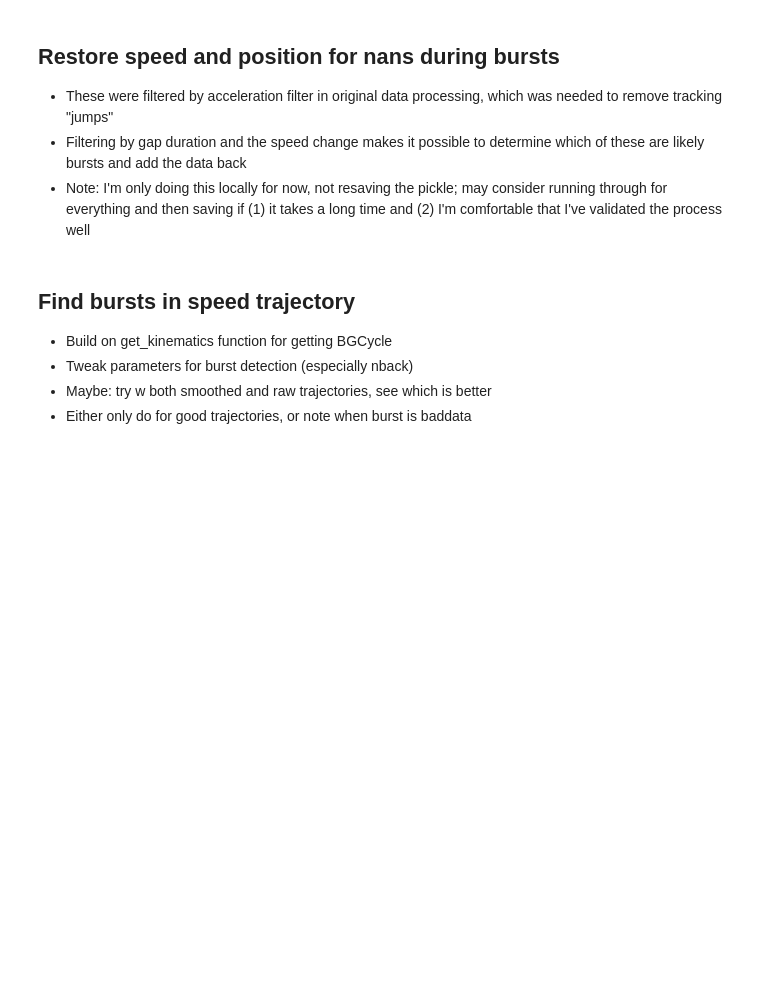
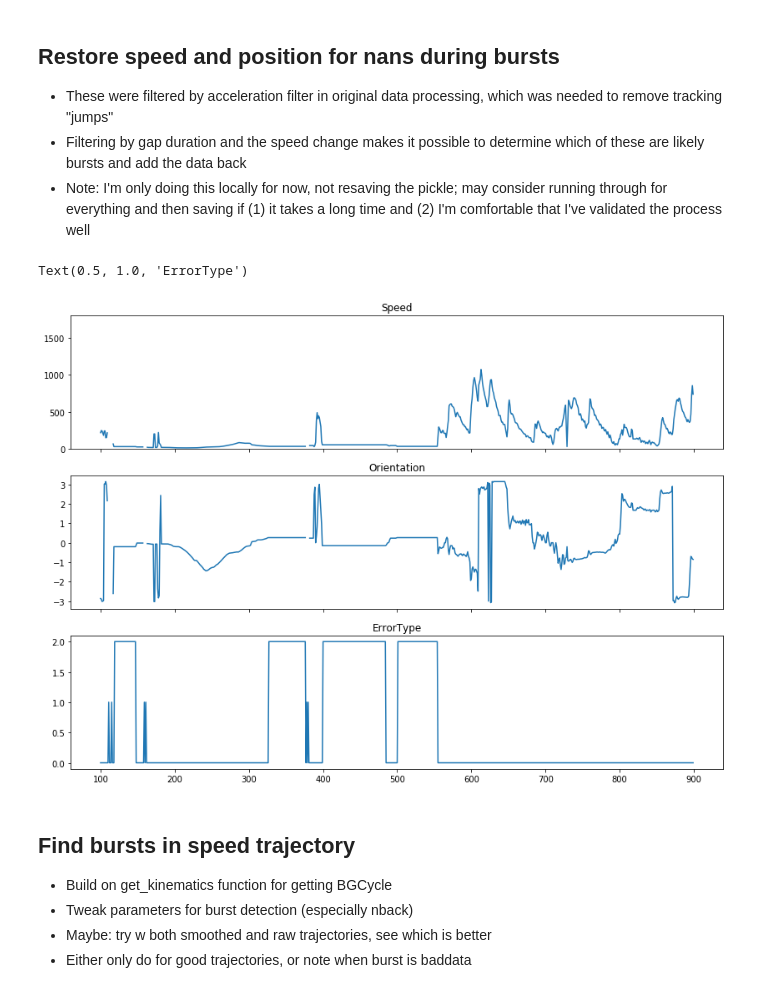
Before and after one commit to katiconen/zfish_mutants_analysis, a Jupyter notebook: get_speedstats_singlefish.ipynb, the cells around one changed output. Saved outputs shown, nothing was run; the diff lists cells and outputs as text; code cells hidden in the pictures; blank space fills up the shorter version.

```diff
--- a/get_speedstats_singlefish.ipynb
+++ b/get_speedstats_singlefish.ipynb
@@ -73,11 +73,18 @@ errType[errs] = 1
 # %%
 #find flatspeed for each fish - speed does not change (or change < threshold); define as baddata
 #currently doing for single frames, consider adding time threshold
-
+tthresh = 10 #10 frames ~0.17s
 accel = np.gradient(speeds,axis=0)
 accel[1:] = speeds[1:]-speeds[0:-1]
 accel[np.isnan(accel)] = 1.0 #set nans to real value > threshold
-errs = (np.abs(accel)<0.001)
+lowAcc = (np.abs(accel)<0.001)
+errs = np.zeros(lowAcc.shape, dtype = bool)
+for icol in range(lowAcc.shape[1]):
+    for i in range(lowAcc.shape[0]):
+        if np.all(lowAcc[i:i+tthresh,icol]):
+            #print((i,icol))
+            errs[i:i+tthresh,icol] = True
+
 errType[errs] = 2
 
-#to do: add time thresold for this, I think it's catching things it doesn't need to
+#kind of slow, but works
@@ -167,36 +209,39 @@ for fish in fishIncl:
 
 #??resave pickle? or new pickle? not doing currently, but may add later if this is too slow to repeat each time
 # %%
-# # plots to validate errtypes, burstgap fixes, overall data quality
-# fish = 0
-# minframe= 11200
-# duration = 800
-# maxframe = minframe + duration
-# xx = positions[minframe:maxframe,fish,0]
-# yy = positions[minframe:maxframe,fish,1]
-# # for orientations, best to use 'smoothheadings'
-# orientations = ori[minframe:maxframe,fish]
-# spd = speeds[minframe:maxframe,fish]
-# errs = errType.iloc[minframe:maxframe,[fish]]
+# plots to validate errtypes, burstgap fixes, overall data quality
+fish = 0
+minframe= 100
+duration = 800
+maxframe = minframe + duration
+xx = positions[minframe:maxframe,fish,0]
+yy = positions[minframe:maxframe,fish,1]
+# for orientations, best to use 'smoothheadings'
+orientations = ori[minframe:maxframe,fish]
+spd = speeds[minframe:maxframe,fish]
+errs = errType.iloc[minframe:maxframe,[fish]]
 
-# # plot orientation and speed, and (opt) nan values
-# f,ax=plt.subplots(3,1,sharex=True)
-# f.set_size_inches(14,10)
-# a = ax[0]
-# a.plot(np.arange(minframe,maxframe),spd)
-# a.set_ylim([0,1800])
-# a.set_title('Speed')
-# a = ax[1]
-# a.plot(np.arange(minframe,maxframe),orientations)
-# a.set_title('Orientation')
-# a = ax[2]
-# a.plot(np.arange(minframe,maxframe),errs)
-# a.set_title('ErrorType')
+# plot orientation and speed, and (opt) nan values
+f,ax=plt.subplots(3,1,sharex=True)
+f.set_size_inches(14,10)
+a = ax[0]
+a.plot(np.arange(minframe,maxframe),spd)
+a.set_ylim([0,1800])
+a.set_title('Speed')
+a = ax[1]
+a.plot(np.arange(minframe,maxframe),orientations)
+a.set_title('Orientation')
+a = ax[2]
+a.plot(np.arange(minframe,maxframe),errs)
+a.set_title('ErrorType')
 
-# # a = ax[6]
-# # a.plot(np.isnan(speeds))
-# # a.set_title('NaN values')
-# # plt.show()
+# a = ax[6]
+# a.plot(np.isnan(speeds))
+# a.set_title('NaN values')
+# plt.show()
+# %% [output]
+Text(0.5, 1.0, 'ErrorType')
+[figure, added]
 # %% [markdown]
 ## Find bursts in speed trajectory
 
```
Also changed, not shown: parts of 5 cells of this notebook.
